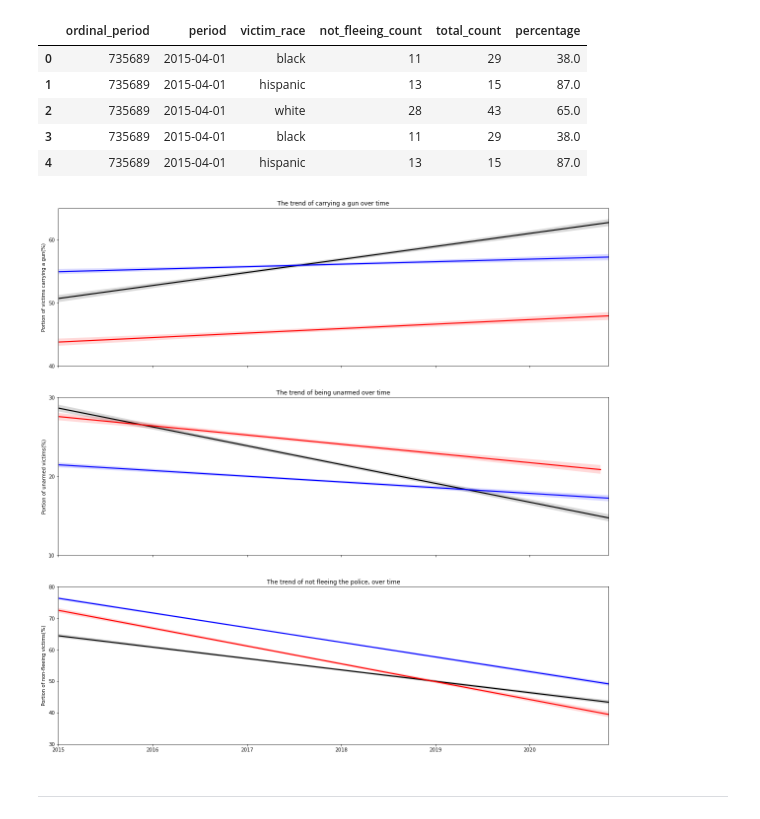
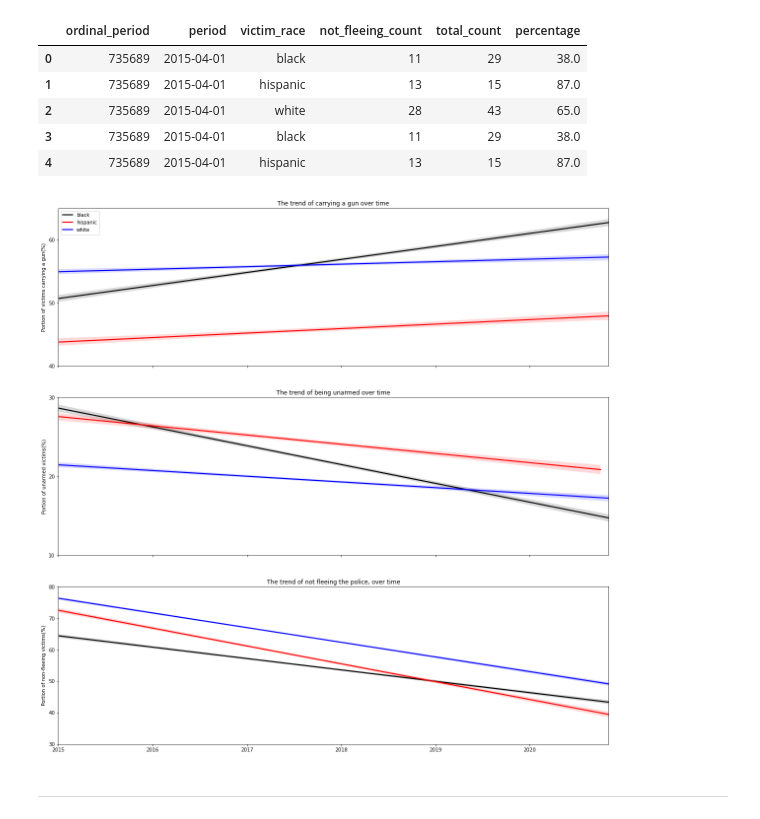
Before and after one commit to epfl-ada/ada-2020-project-milestone-p3-p3_badass, a Jupyter notebook: behavior_evolution.ipynb, the cells around one changed output. Cells and saved outputs as stored; diff of their text form; code cells hidden in the pictures.

Commit message:
add legend

```diff
--- a/behavior_evolution.ipynb
+++ b/behavior_evolution.ipynb
@@ -128,34 +128,35 @@ for i, df in zip(range(3), data):
             y='percentage',
             ax=ax,
             color=color,
             scatter=False)
 
+
     ax.set_xlabel('')
     ax.yaxis.set_major_locator(ticker.MultipleLocator(10))
 
 
     if i==0:
         ax.set_title("The trend of carrying a gun over time")
         ax.set_ylabel("Portion of victims carrying a gun(%)")
         ax.set_ylim(40,65)
+        ax.legend(labels=races)
 
     elif i==1:
         ax.set_title("The trend of being unarmed over time")
         ax.set_ylabel("Portion of unarmed victims(%)")
         ax.set_ylim(10,30)
 
     else:
         ax.set_title("The trend of not fleeing the police, over time")
         ax.set_ylabel("Portion of non-fleeing victims(%)")
         ax.set_ylim(30,80)
 
-
 ax.set_xlim(min(df['period']),)
 
 fig = plt.gcf()
 plt.show()
 fig.savefig('./plots/subplots.png')
 # %% [output]
-[figure, old version]
+[figure, new version]
 # %% [markdown]
 ***
```
Also changed, not shown: 1 other file.
